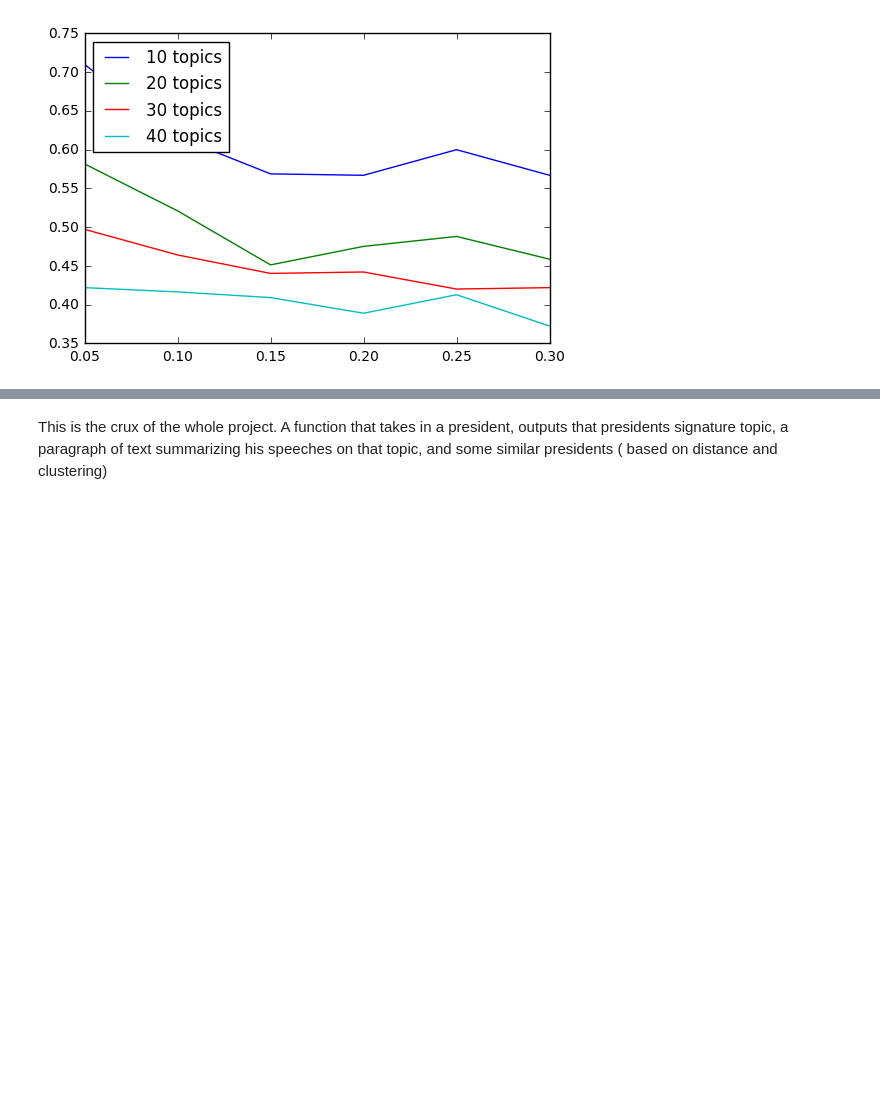
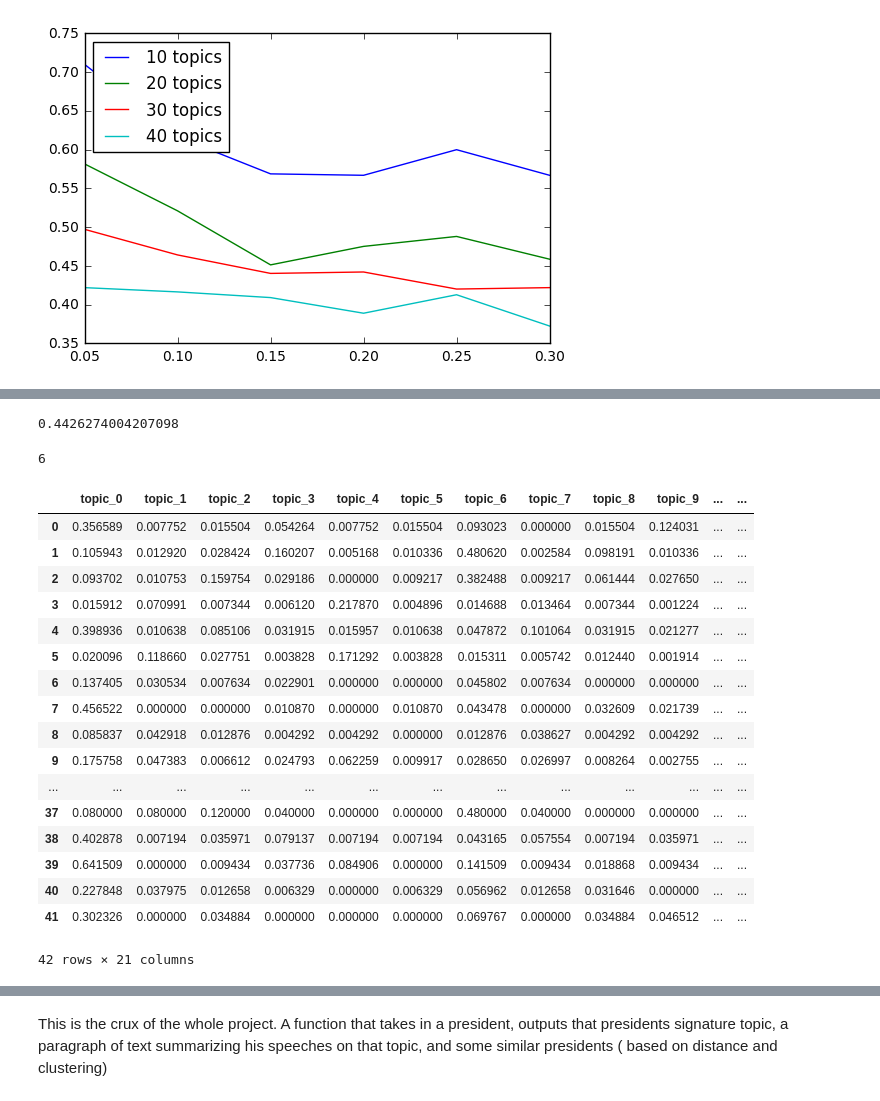
Before and after one commit to needurlrak/Presidential-Speeches-Throughout-History, a Jupyter notebook: gridsearchNMF.ipynb, the cells around one changed output, grey strips where cells are left out. Cells and saved outputs as stored; diff of their text form; code cells hidden in the pictures; blank space fills up the shorter version.

```diff
--- a/gridsearchNMF.ipynb
+++ b/gridsearchNMF.ipynb
@@ -249,10 +316,9 @@ df_full_speeches['NMF_topic_num'] = full_cluster
 df_full_speeches['NMF_topic_amts'] = [tuple(doc) for doc in full_topics]
 # %%
 df_pars['NMF_topic_num'] = par_cluster
+# %%
+df_pars['NMF_topic_amts'] = [tuple(doc) for doc in topic_dict['par_topics']]
 # %%
-df_pars['NMF_topic_amts'] = [tuple(doc) for doc in par_topics]
-
-
 # okeything = df_full_speeches.groupby('president').agg({
 #     'NMF_topic_num': num_freqs_tup,
 #     'NMF_topic_amts' : average_tuples
@@ -262,8 +328,8 @@ tups = df_pars.groupby('president').agg({
     'NMF_topic_num': num_freqs_tup
     })['NMF_topic_num']
 metricthing = sum(list(zip(*tups))[0])/sum(list(zip(*tups))[1])
-
-okeydoke = df_full_speeches.groupby('president', as_index = False).agg({
-    'NMF_topic_num': series_to_list,
-    'NMF_topic_amts' : average_tuples
-    })
+# %%
+okeydoke = df_pars.groupby('president', as_index = False).agg({
+    'NMF_topic_num': series_to_list,
+    'NMF_topic_amts' : average_tuples
+    })
@@ -270,14 +357,43 @@ okeydoke = df_full_speeches.groupby('president', as_index = False).agg({
+# %%
+metricthing
+# %% [output]
+0.4426274004207098
 # %%
 topic_words = []
 for r in model.components_:
     a = sorted([(v,i) for i,v in enumerate(r)],reverse=True)[0:7]
     topic_words.append([id2word_full[e[1]] for e in a])
+# %%
+3 + 3
+# %% [output]
+6
 # %%
 df_pars['date_obj'] = df_pars['date'].apply(parse)
 # %%
-for i in range(n_comp):
+for i in range(20):
     okeydoke['topic_' + str(i)] = okeydoke['NMF_topic_num'].apply(lambda x: my_count(x,i))
     #okeydoke['topic_amt_' + str(i)] = okeydoke['NMF_topic_amts'].apply(lambda x: x[i]/sum(x))
+# %%
+okeydoke.iloc[:,3:]
+# %% [output]
+|  | topic_0 | topic_1 | topic_2 | topic_3 | topic_4 | topic_5 | topic_6 | topic_7 | topic_8 | topic_9 | ... | ... |
+| 0 | 0.356589 | 0.007752 | 0.015504 | 0.054264 | 0.007752 | 0.015504 | 0.093023 | 0.000000 | 0.015504 | 0.124031 | ... | ... |
+| 1 | 0.105943 | 0.012920 | 0.028424 | 0.160207 | 0.005168 | 0.010336 | 0.480620 | 0.002584 | 0.098191 | 0.010336 | ... | ... |
+| 2 | 0.093702 | 0.010753 | 0.159754 | 0.029186 | 0.000000 | 0.009217 | 0.382488 | 0.009217 | 0.061444 | 0.027650 | ... | ... |
+| 3 | 0.015912 | 0.070991 | 0.007344 | 0.006120 | 0.217870 | 0.004896 | 0.014688 | 0.013464 | 0.007344 | 0.001224 | ... | ... |
+| 4 | 0.398936 | 0.010638 | 0.085106 | 0.031915 | 0.015957 | 0.010638 | 0.047872 | 0.101064 | 0.031915 | 0.021277 | ... | ... |
+| 5 | 0.020096 | 0.118660 | 0.027751 | 0.003828 | 0.171292 | 0.003828 | 0.015311 | 0.005742 | 0.012440 | 0.001914 | ... | ... |
+| 6 | 0.137405 | 0.030534 | 0.007634 | 0.022901 | 0.000000 | 0.000000 | 0.045802 | 0.007634 | 0.000000 | 0.000000 | ... | ... |
+| 7 | 0.456522 | 0.000000 | 0.000000 | 0.010870 | 0.000000 | 0.010870 | 0.043478 | 0.000000 | 0.032609 | 0.021739 | ... | ... |
+| 8 | 0.085837 | 0.042918 | 0.012876 | 0.004292 | 0.004292 | 0.000000 | 0.012876 | 0.038627 | 0.004292 | 0.004292 | ... | ... |
+| 9 | 0.175758 | 0.047383 | 0.006612 | 0.024793 | 0.062259 | 0.009917 | 0.028650 | 0.026997 | 0.008264 | 0.002755 | ... | ... |
+| ... | ... | ... | ... | ... | ... | ... | ... | ... | ... | ... | ... | ... |
+| 37 | 0.080000 | 0.080000 | 0.120000 | 0.040000 | 0.000000 | 0.000000 | 0.480000 | 0.040000 | 0.000000 | 0.000000 | ... | ... |
+| 38 | 0.402878 | 0.007194 | 0.035971 | 0.079137 | 0.007194 | 0.007194 | 0.043165 | 0.057554 | 0.007194 | 0.035971 | ... | ... |
+| 39 | 0.641509 | 0.000000 | 0.009434 | 0.037736 | 0.084906 | 0.000000 | 0.141509 | 0.009434 | 0.018868 | 0.009434 | ... | ... |
+| 40 | 0.227848 | 0.037975 | 0.012658 | 0.006329 | 0.000000 | 0.006329 | 0.056962 | 0.012658 | 0.031646 | 0.000000 | ... | ... |
+| 41 | 0.302326 | 0.000000 | 0.034884 | 0.000000 | 0.000000 | 0.000000 | 0.069767 | 0.000000 | 0.034884 | 0.046512 | ... | ... |
+42 rows × 21 columns
 # %%
 okeydoke['kmeans'] = KMeans(n_clusters = 7).fit_predict(okeydoke.iloc[:,3:23].as_matrix())
 # %%
```
Also changed, not shown: parts of 24 cells of this notebook.
